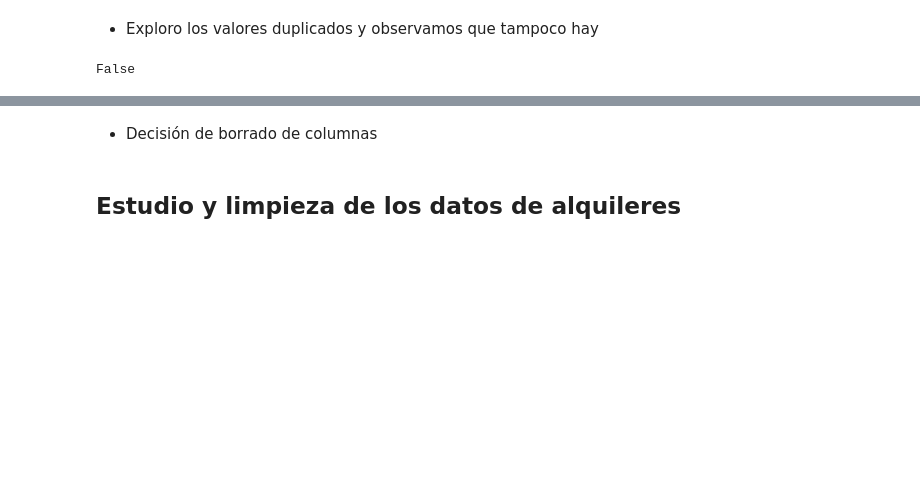
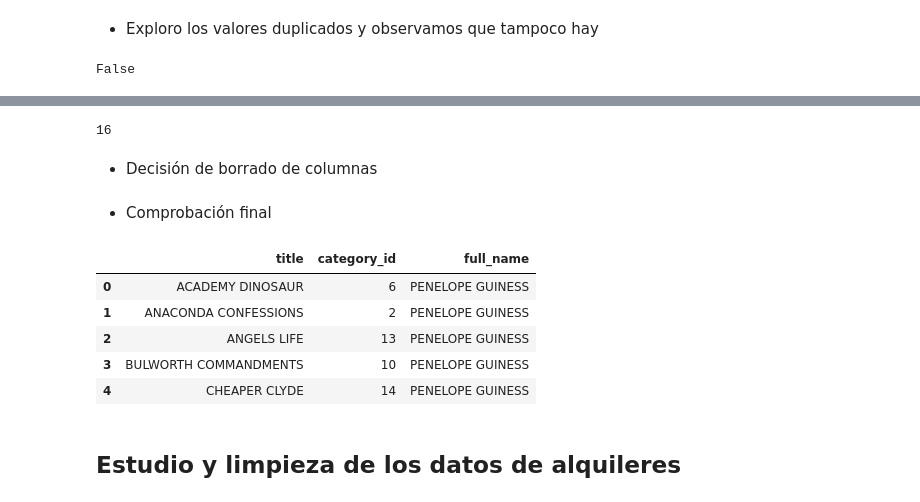
Before and after one commit to Blanca95/MySQL_proyect, a Jupyter notebook: notebook/limpieza.ipynb, the cells around one changed output, grey strips where cells are left out. Saved outputs shown, nothing was run; the diff lists cells and outputs as text; code cells hidden in the pictures; blank space fills up the shorter version.

```diff
--- a/notebook/limpieza.ipynb
+++ b/notebook/limpieza.ipynb
@@ -266,0 +346,3 @@ False
+# %%
+disco_duro_viejo["full_name"] = disco_duro_viejo["first_name"] + " " + disco_duro_viejo["last_name"]
+disco_duro_viejo["full_name"]
@@ -269,5 +370,26 @@ False
+# %%
+disco_duro_viejo['category_id'].unique()
+category_id2 = len(disco_duro_viejo['category_id'].unique())
+category_id2
+# %% [output]
+16
 # %% [markdown]
 - Decisión de borrado de columnas
+# %%
+disco_duro_viejo.drop('release_year', axis=1, inplace=True)
+# %%
+disco_duro_viejo = disco_duro_viejo.drop(["first_name","last_name"], axis=1) # borro el nombre y apellido de cada actor como antes
+# %% [markdown]
+- Comprobación final
+# %%
+disco_duro_viejo.head()
+# %% [output]
+|  | title | category_id | full_name |
+| 0 | ACADEMY DINOSAUR | 6 | PENELOPE GUINESS |
+| 1 | ANACONDA CONFESSIONS | 2 | PENELOPE GUINESS |
+| 2 | ANGELS LIFE | 13 | PENELOPE GUINESS |
+| 3 | BULWORTH COMMANDMENTS | 10 | PENELOPE GUINESS |
+| 4 | CHEAPER CLYDE | 14 | PENELOPE GUINESS |
 # %% [markdown]
 ## Estudio y limpieza de los datos de alquileres
 # %%
```
Also changed, not shown: parts of 33 cells of this notebook.
